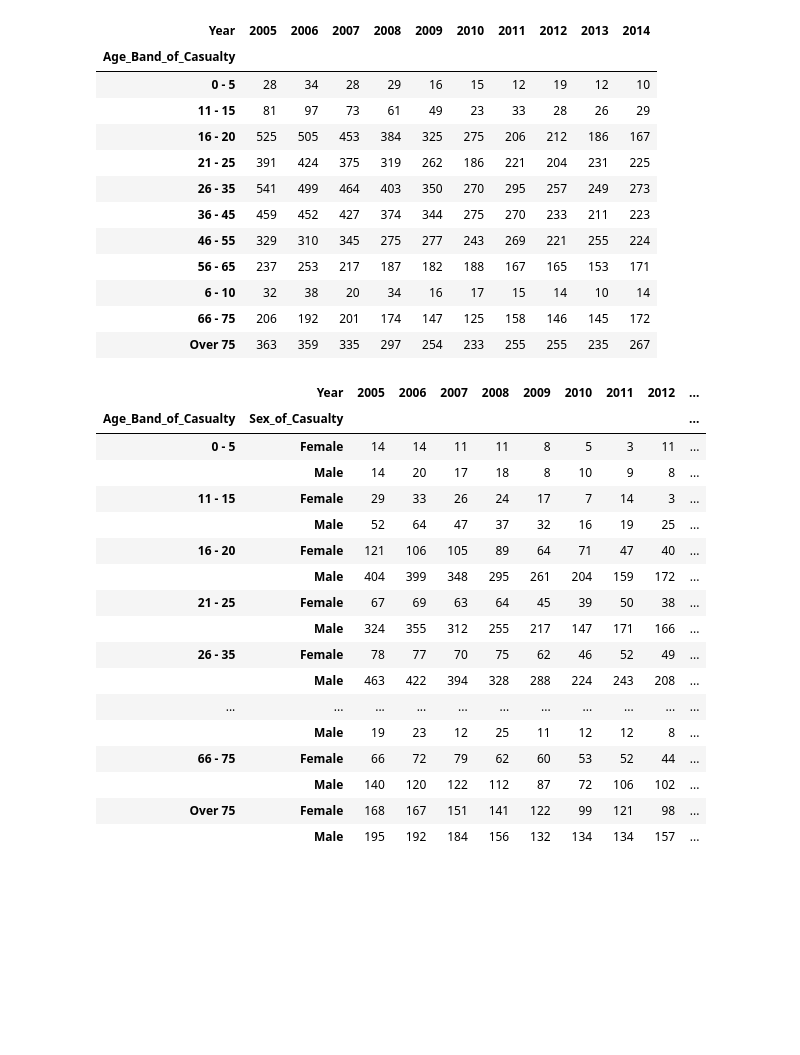
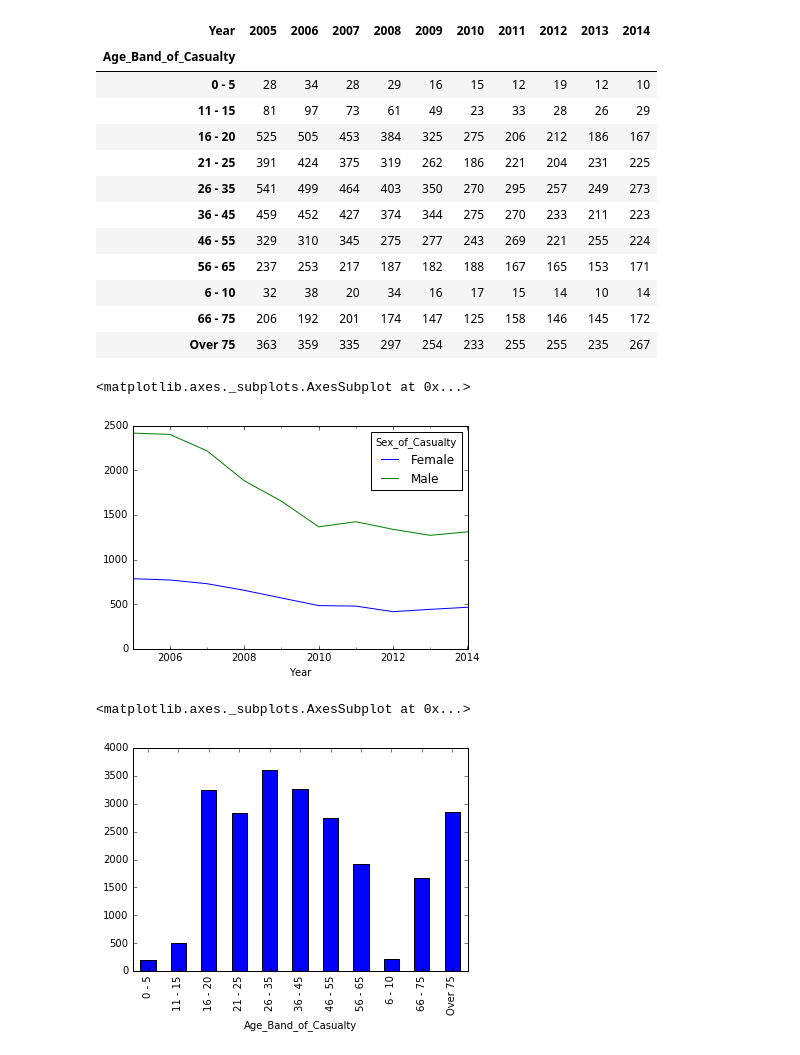
Before and after one commit to mmarto/pandas-snippets, a Jupyter notebook: casualtiesDf.ipynb, the cells around one changed output. Saved outputs shown, nothing was run; the diff lists cells and outputs as text; code cells hidden in the pictures; blank space fills up the shorter version.

Commit message:
Added basic plots for some of the stats

```diff
--- a/casualtiesDf.ipynb
+++ b/casualtiesDf.ipynb
@@ -289,24 +264,5 @@ df[df.Casualty_Severity == 'Fatal'].groupby(['Year', 'Age_Band_of_Casualty']).si
 | 66 - 75 | 206 | 192 | 201 | 174 | 147 | 125 | 158 | 146 | 145 | 172 |
 | Over 75 | 363 | 359 | 335 | 297 | 254 | 233 | 255 | 255 | 235 | 267 |
 # %%
-df[df.Casualty_Severity == 'Fatal'].groupby(['Year', 'Age_Band_of_Casualty', 'Sex_of_Casualty']).size().unstack(0)
+#df[df.Casualty_Severity == 'Fatal'].groupby(['Year', 'Age_Band_of_Casualty', 'Sex_of_Casualty']).size().unstack(0)
 #df[df.Casualty_Severity == 'Fatal'].tail()
-# %% [output]
-|  | Year | 2005 | 2006 | 2007 | 2008 | 2009 | 2010 | 2011 | 2012 | ... |
-| Age_Band_of_Casualty | Sex_of_Casualty |  |  |  |  |  |  |  |  | ... |
-| 0 - 5 | Female | 14 | 14 | 11 | 11 | 8 | 5 | 3 | 11 | ... |
-|  | Male | 14 | 20 | 17 | 18 | 8 | 10 | 9 | 8 | ... |
-| 11 - 15 | Female | 29 | 33 | 26 | 24 | 17 | 7 | 14 | 3 | ... |
-|  | Male | 52 | 64 | 47 | 37 | 32 | 16 | 19 | 25 | ... |
-| 16 - 20 | Female | 121 | 106 | 105 | 89 | 64 | 71 | 47 | 40 | ... |
-|  | Male | 404 | 399 | 348 | 295 | 261 | 204 | 159 | 172 | ... |
-| 21 - 25 | Female | 67 | 69 | 63 | 64 | 45 | 39 | 50 | 38 | ... |
-|  | Male | 324 | 355 | 312 | 255 | 217 | 147 | 171 | 166 | ... |
-| 26 - 35 | Female | 78 | 77 | 70 | 75 | 62 | 46 | 52 | 49 | ... |
-|  | Male | 463 | 422 | 394 | 328 | 288 | 224 | 243 | 208 | ... |
-| ... | ... | ... | ... | ... | ... | ... | ... | ... | ... | ... |
-|  | Male | 19 | 23 | 12 | 25 | 11 | 12 | 12 | 8 | ... |
-| 66 - 75 | Female | 66 | 72 | 79 | 62 | 60 | 53 | 52 | 44 | ... |
-|  | Male | 140 | 120 | 122 | 112 | 87 | 72 | 106 | 102 | ... |
-| Over 75 | Female | 168 | 167 | 151 | 141 | 122 | 99 | 121 | 98 | ... |
-|  | Male | 195 | 192 | 184 | 156 | 132 | 134 | 134 | 157 | ... |
@@ -312,0 +271,9 @@ df[df.Casualty_Severity == 'Fatal'].groupby(['Year', 'Age_Band_of_Casualty', 'Se
+# %%
+dfToPlot = df[df.Casualty_Severity == 'Fatal'].groupby(['Year', 'Sex_of_Casualty']).size().unstack(1)
+# %%
+dfToPlot.index = pd.to_datetime(dfToPlot.index, format='%Y')
+# %%
+dfToPlot.plot()
+# %% [output]
+<matplotlib.axes._subplots.AxesSubplot at 0x...>
+[figure, added]
@@ -312,0 +282,5 @@ df[df.Casualty_Severity == 'Fatal'].groupby(['Year', 'Age_Band_of_Casualty', 'Se
+# %%
+dfToPlot2.plot.bar()
+# %% [output]
+<matplotlib.axes._subplots.AxesSubplot at 0x...>
+[figure, added]
```
Also changed, not shown: parts of 21 cells of this notebook.
